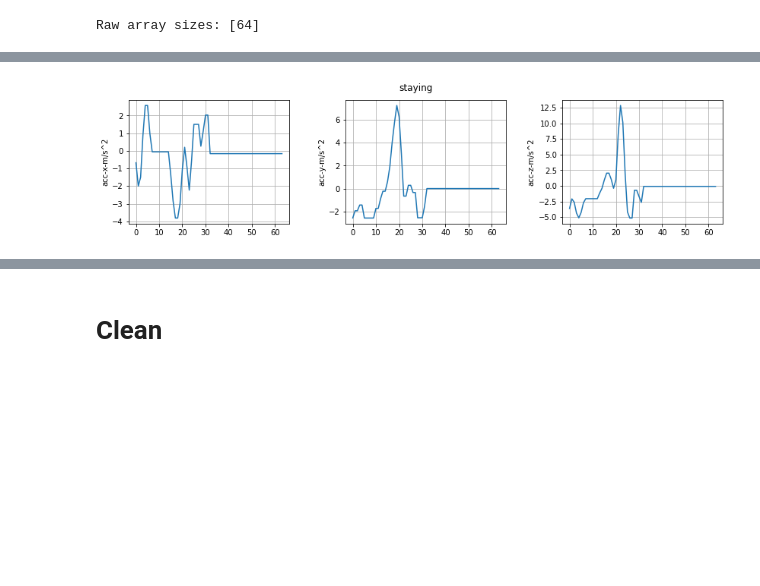
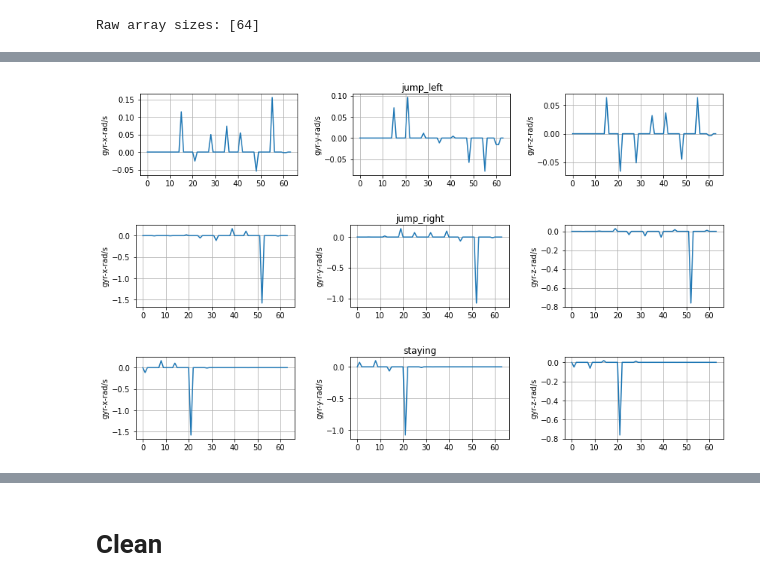
Before and after one commit to djocraveiro/duck-catch-and-fit, a Jupyter notebook: Notebooks/AmI2022.ipynb, the cells around one changed output, grey strips where cells are left out. Drawn from its saved outputs; the diff is of its cells as text; code cells hidden in the pictures; blank space fills up the shorter version.

```diff
--- a/Notebooks/AmI2022.ipynb
+++ b/Notebooks/AmI2022.ipynb
@@ -146,4 +146,8 @@ plot_data_from_row(df, 1, ['acc-x-m/s^2', 'acc-y-m/s^2', 'acc-z-m/s^2'], 'activi
-# %%
-plot_data_from_row(df, 2, ['acc-x-m/s^2', 'acc-y-m/s^2', 'acc-z-m/s^2'], 'activity')
-# %% [output]
-[figure, removed]
+# %%
+plot_data_from_row(df, 0, ['gyr-x-rad/s', 'gyr-y-rad/s', 'gyr-z-rad/s'], 'activity')
+plot_data_from_row(df, 1, ['gyr-x-rad/s', 'gyr-y-rad/s', 'gyr-z-rad/s'], 'activity')
+plot_data_from_row(df, 2, ['gyr-x-rad/s', 'gyr-y-rad/s', 'gyr-z-rad/s'], 'activity')
+# %% [output]
+[figure, added]
+[figure, added]
+[figure, added]
```
Also changed, not shown: parts of 9 cells of this notebook.
